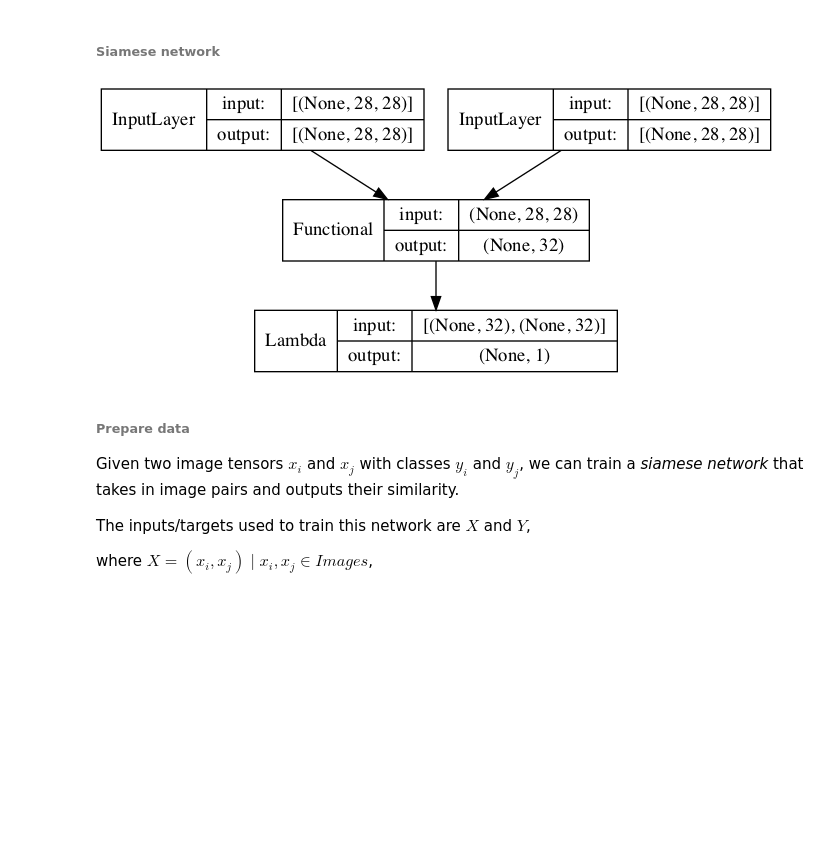
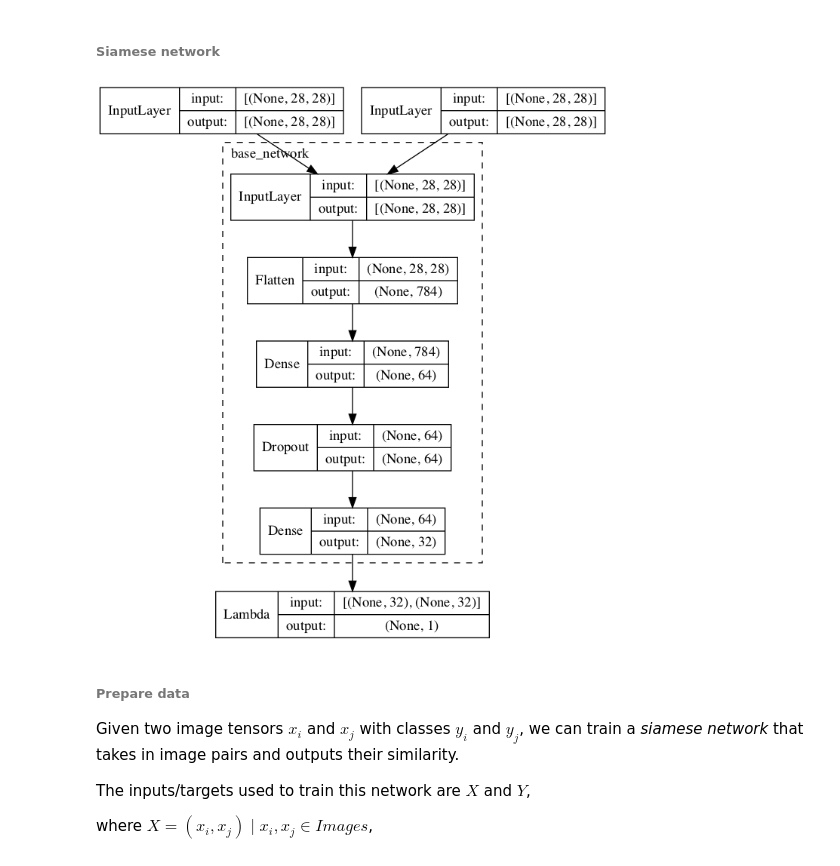
Before and after one commit to Schlam/siamese-network, a Jupyter notebook: siamese_network.ipynb, the cells around one changed output. Cells and saved outputs as stored; diff of their text form; code cells hidden in the pictures; blank space fills up the shorter version.

```diff
--- a/siamese_network.ipynb
+++ b/siamese_network.ipynb
@@ -101,23 +8,0 @@ y_test = format_outputs(y_test)
-# %%
-from tensorflow.keras import layers
-from tensorflow.keras.utils import plot_model
-
-tf.keras.backend.clear_session()
-
-def build_model():
-
-    inputs = layers.Input(shape=(len(columns),))
-    dense = layers.Dense(40, activation='relu')(inputs)
-
-    branch_1 = layers.Dense(20, activation='relu')(dense)
-    branch_2 = layers.Dense(20, activation='relu')(dense)
-
-    y1_output = layers.Dense(1, name='y1_output')(branch_1)
-    y2_output = layers.Dense(1, name='y2_output')(branch_2)
-
-    model = tf.keras.Model(inputs, [y1_output, y2_output])
-
-    return model
-
-model = build_model()
-model.summary()
@@ -145,9 +8,0 @@ ________________________________________________________________________________
-# %%
-model.compile(optimizer=tf.keras.optimizers.SGD(lr=.001),
-              loss={'y1_output': 'mse', 'y2_output': 'mse'},
-              metrics={'y1_output': tf.keras.metrics.RootMeanSquaredError(),
-                       'y2_output': tf.keras.metrics.RootMeanSquaredError()})
-# %%
-history = model.fit(X_train, y_train,
-                    batch_size=16, epochs=200,
-                    validation_data=(X_test, y_test), verbose=0)
@@ -204,6 +29,11 @@ which is set by `output_shape` declared above the model initializer.
 
 In our case, $v\in\mathbb{R}^{32}$
 # %%
+from tensorflow.keras import layers
+from tensorflow.keras.utils import plot_model
+
+# Number of nodes in final dense layer
+# and resulting embedding dimension
 output_shape = 32
 
 def initialize_base_network():
@@ -214,7 +44,7 @@ def initialize_base_network():
     x = layers.Dropout(0.2)(x)
     x = layers.Dense(output_shape, activation='relu')(x)
 
-    model = tf.keras.Model(input, x)
+    model = tf.keras.Model(input, x, name="base_network")
     return model
 
 plot_model(initialize_base_network(), show_layer_names=False, show_shapes=True)
@@ -225,32 +55,35 @@ plot_model(initialize_base_network(), show_layer_names=False, show_shapes=True)
 # %%
 from keras import backend as K
 
 def euclidean_distance(vectors):
     x, y = vectors
     sum_of_squared_difference = K.sum(K.square(x - y), axis=1, keepdims=True)
     return K.sqrt(K.maximum(sum_of_squared_difference, K.epsilon()))
 
 def build_siamese_network_from_base():
 
     input_a = layers.Input(shape=(28,28))
     input_b = layers.Input(shape=(28,28))
 
     base_network = initialize_base_network()
 
     output_a = base_network(input_a)
     output_b = base_network(input_b)
 
     output = layers.Lambda(euclidean_distance, output_shape=output_shape)([output_a, output_b])
     model = tf.keras.Model([input_a, input_b], output)
 
     return model
 
 
 model = build_siamese_network_from_base()
 
-plot_model(model, show_layer_names=False, show_shapes=True)
+plot_model(model,
+           show_shapes=True,
+           expand_nested=True,
+           show_layer_names=False)
 # %% [output]
-[figure, old version]
+[figure, new version]
 # %% [markdown]
 ###### Prepare data
 
```
Also changed, not shown: parts of 18 cells of this notebook.
